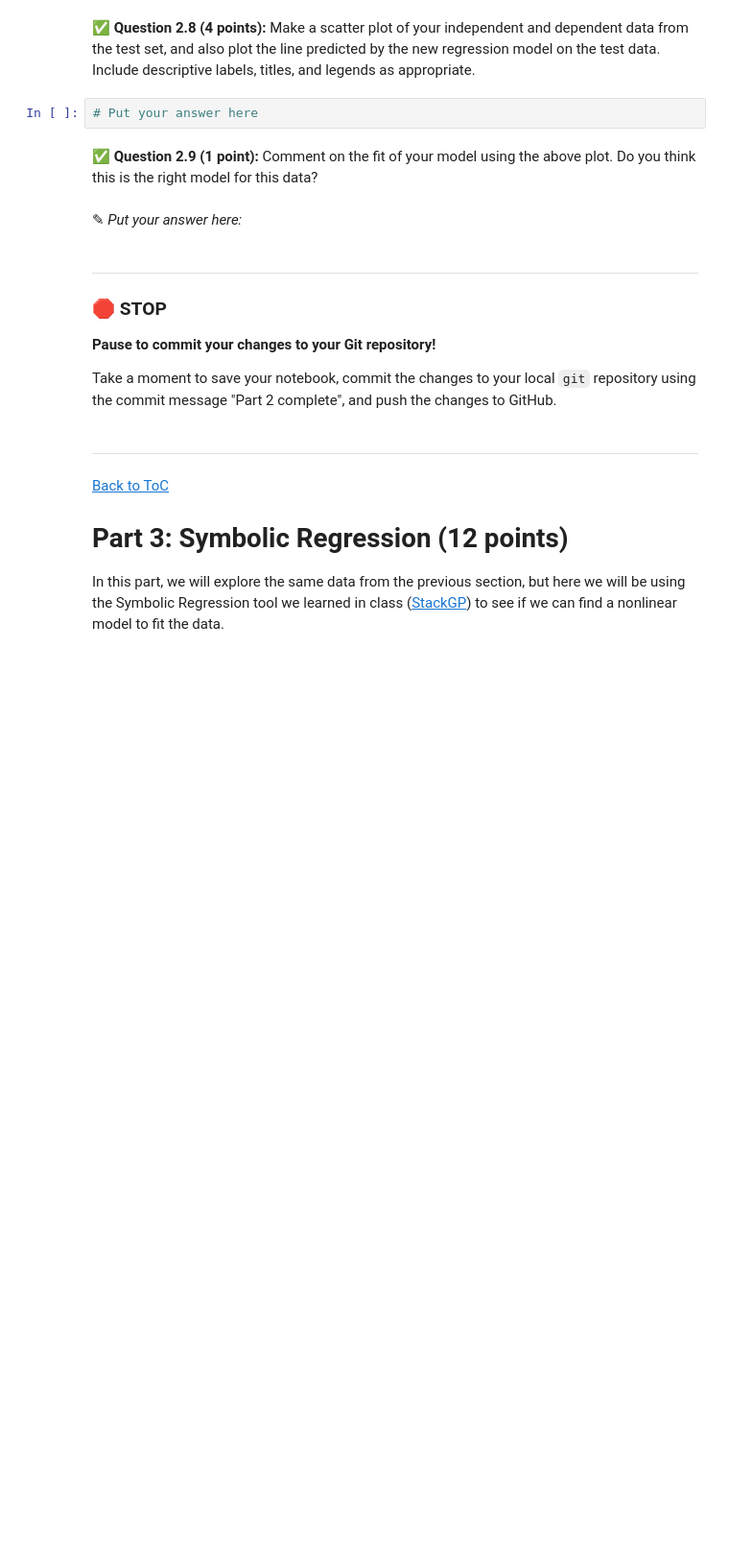
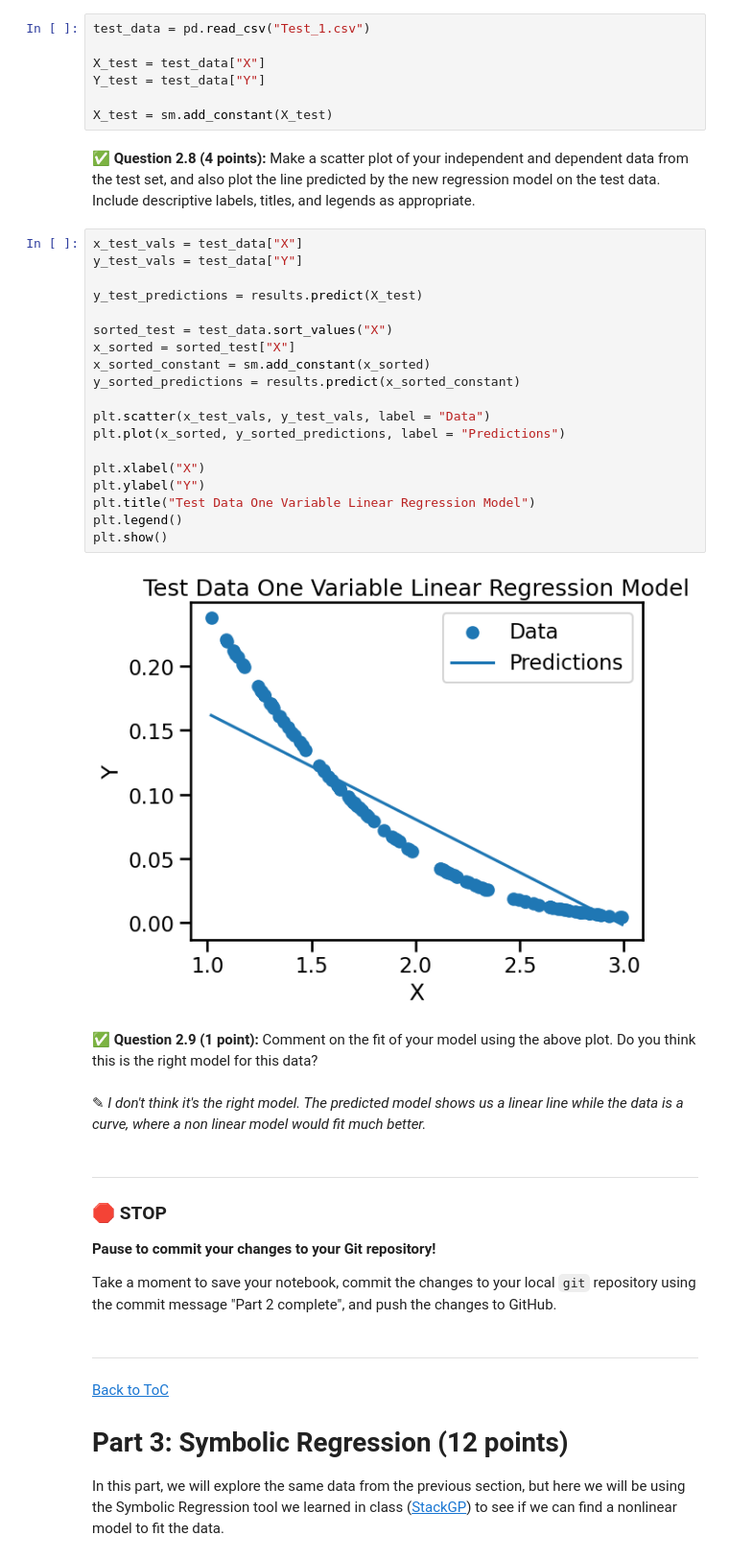
Before and after one commit to arshwasnik/cmse202-s26-turnin, a Jupyter notebook: hw-03/HW-03_Regression-S26-STUDENT.ipynb, the cells around one changed output. Shown at 96% size. Cells and saved outputs as stored; diff of their text form; blank space fills up the shorter version.

```diff
--- a/hw-03/HW-03_Regression-S26-STUDENT.ipynb
+++ b/hw-03/HW-03_Regression-S26-STUDENT.ipynb
@@ -154,11 +205,37 @@ In this part, we'll perform some one-variable linear regression analysis on the
+# %%
+test_data = pd.read_csv("Test_1.csv")
+
+X_test = test_data["X"]
+Y_test = test_data["Y"]
+
+X_test = sm.add_constant(X_test)
 # %% [markdown]
 &#9989; **Question 2.8 (4 points):** Make a scatter plot of your independent and dependent data from the test set, and also plot the line predicted by the new regression model on the test data. Include descriptive labels, titles, and legends as appropriate.
-# %%
-# Put your answer here
+# %%
+x_test_vals = test_data["X"]
+y_test_vals = test_data["Y"]
+
+y_test_predictions = results.predict(X_test)
+
+sorted_test = test_data.sort_values("X")
+x_sorted = sorted_test["X"]
+x_sorted_constant = sm.add_constant(x_sorted)
+y_sorted_predictions = results.predict(x_sorted_constant)
+
+plt.scatter(x_test_vals, y_test_vals, label = "Data")
+plt.plot(x_sorted, y_sorted_predictions, label = "Predictions")
+
+plt.xlabel("X")
+plt.ylabel("Y")
+plt.title("Test Data One Variable Linear Regression Model")
+plt.legend()
+plt.show()
+# %% [output]
+[figure, added]
 # %% [markdown]
 &#9989; **Question 2.9 (1 point):** Comment on the fit of your model using the above plot. Do you think this is the right model for this data?
-# %% [markdown]
-<font size=+3>&#9998;</font> _Put your answer here:_
+# %% [markdown]
+<font size=+3>&#9998;</font> _I don't think it's the right model. The predicted model shows us a linear line while the data is a curve, where a non linear model would fit much better._
 # %% [markdown]
 ---
 ### &#128721; STOP
```
Also changed, not shown: parts of 15 cells of this notebook, 2 other files.
